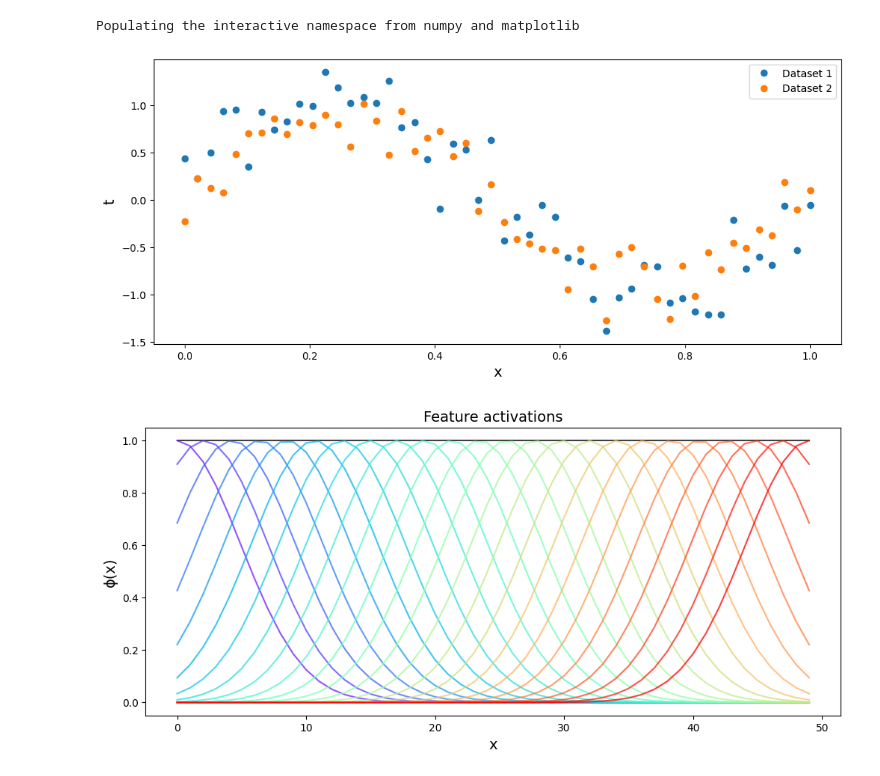
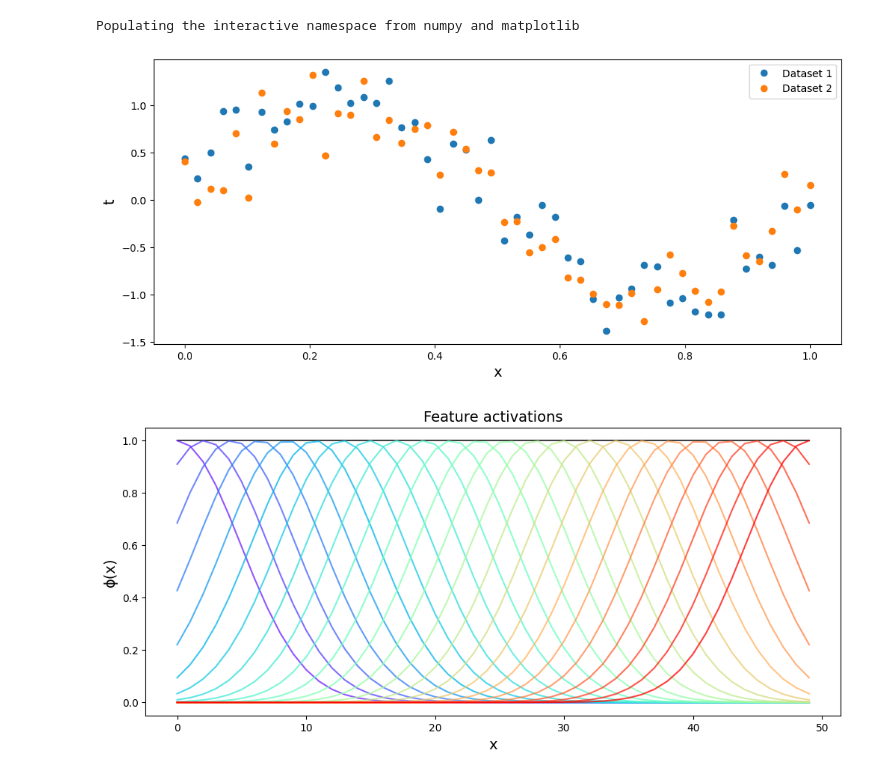
Before and after one commit to stootoon/prml-bias-variance-decomposition, a Jupyter notebook: bias-variance-tradeoff.ipynb, the cells around one changed output. Drawn from its saved outputs; the diff is of its cells as text; code cells hidden in the pictures.

```diff
--- a/bias-variance-tradeoff.ipynb
+++ b/bias-variance-tradeoff.ipynb
@@ -6,7 +6,7 @@ plt.rcParams["figure.figsize"] = (12,5)
 # %% [output]
 Populating the interactive namespace from numpy and matplotlib
 # %%
-def generate_data(n_ds = 1, x = None, n_obs = 10, noise_sd = 0.1, seed = 0):
+def generate_dataset(x = None, n_obs = 10, noise_sd = 0.1, seed = 0):
     random.seed(seed)
 
     if x is None:
@@ -14,27 +14,24 @@ def generate_data(n_ds = 1, x = None, n_obs = 10, noise_sd = 0.1, seed = 0):
     else:
         n_obs = len(x)
 
-    X, Y = [], []
+    y = sin(2 * pi * x) + randn(n_obs) * noise_sd
 
-    for i in range(n_ds):
-        y = sin(2 * pi * x) + randn(n_obs) * noise_sd
-        X.append(x)
-        Y.append(y)
-
-    return X, Y
+    return x, y
 
 def compute_features(x, n_feat = 24, feat_sd = 0.1):
     # Features are a set of Gaussian functions with means equally spaced in [0, 1]
     means = linspace(0, 1, n_feat)
     return array([0*x + 1] + [exp(-0.5 * (x - m)**2 / feat_sd**2) for m in means]).T
 # %%
+n_ds = 10
 noise_sd = 0.25
-X, Y = generate_data(n_ds = 10, n_obs = 50, noise_sd = noise_sd, seed = 0)
+datasets = [generate_dataset(n_obs = 50, noise_sd = noise_sd, seed = i) for i in range(n_ds)]
+X, Y = zip(*datasets)
 plot(X[0], Y[0], "o", label="Dataset 1")
 plot(X[1], Y[1], "o", label="Dataset 2")
 xlabel("x", fontsize=14); ylabel("t", fontsize=14); legend();
 # %% [output]
-[figure, old version]
+[figure, new version]
 # %%
 n_feat = 24
 feat_sd = 0.1
```
Also changed, not shown: parts of 9 cells of this notebook.
